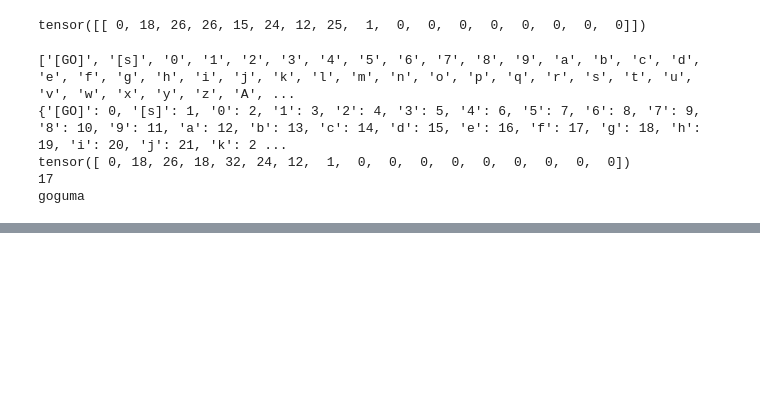
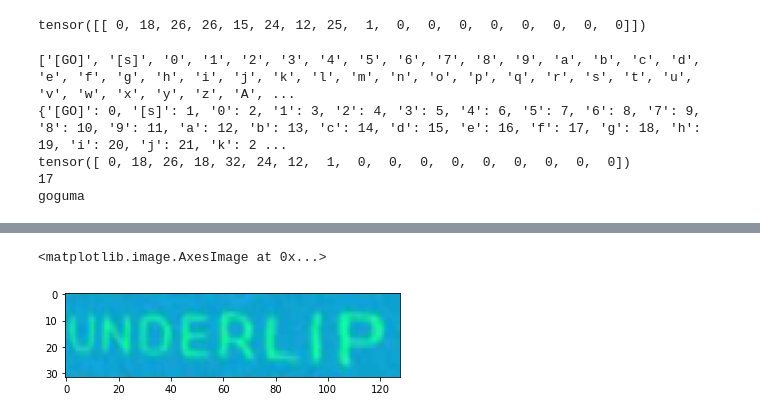
Before and after one commit to GOGOOOMA/AIFFEL_Hackathon, a Jupyter notebook: Notebook/SYNTH_DATA.ipynb, the cells around one changed output, grey strips where cells are left out. Saved outputs shown, nothing was run; the diff lists cells and outputs as text; code cells hidden in the pictures; blank space fills up the shorter version.

```diff
--- a/Notebook/SYNTH_DATA.ipynb
+++ b/Notebook/SYNTH_DATA.ipynb
@@ -213,6 +220,9 @@ plt.imshow(temp_new[0].permute(1, 2, 0))
 # %%
 temp_new = temp[0][2] - temp[0][2].min()
 temp_new = temp_new / temp_new.max()
-plt.imshow(temp_new[0].permute(1, 2, 0))
+plt.imshow(temp_new.permute(1, 2, 0))
+# %% [output]
+<matplotlib.image.AxesImage at 0x...>
+[figure, added]
 # %%
 len(tiger_dataset)
```
Also changed, not shown: parts of 5 cells of this notebook.
